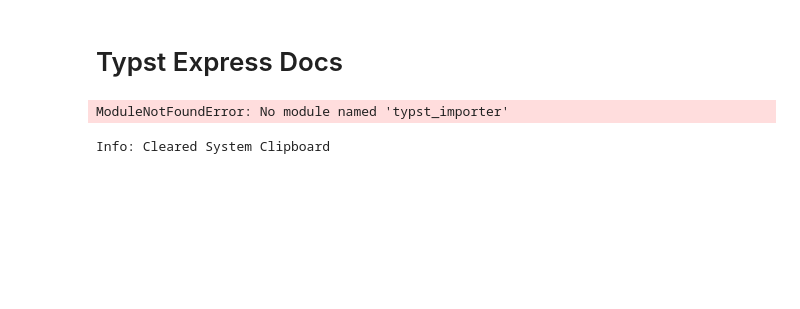
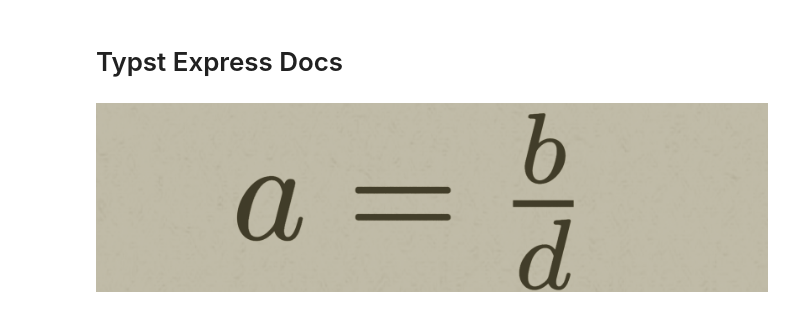
Before and after one commit to kolibril13/bpy-gallery, a Jupyter notebook: docs/n4_typst_examples.ipynb, the cells around one changed output. Drawn from its saved outputs; the diff is of its cells as text; code cells hidden in the pictures; blank space fills up the shorter version.

Commit message:
add typst

```diff
--- a/docs/n4_typst_examples.ipynb
+++ b/docs/n4_typst_examples.ipynb
@@ -6,15 +3,31 @@
-# %%
-import sys
-# just in case reload_ext does not work
-# Remove the modules if they exist in sys.modules
-for mod in ["typst_importer.typst_to_svg", "typst_importer.curve_utils", "typst_importer.svg_preprocessing"]:
-    if mod in sys.modules:
-        print(f"Removing {mod} from sys.modules")
-        del sys.modules[mod]
-
-# Now Python 'forgets' those imports. Reimport them:
-from typst_importer.typst_to_svg import typst_express
-from typst_importer.curve_utils import shift_scene_content
-# %% [output]
-ModuleNotFoundError: No module named 'typst_importer'
-Info: Cleared System Clipboard
+# %%
+from pathlib import Path
+from IPython.display import display, Image
+from math import radians
+import bpy
+def fresh_scene(keep_cube=False):
+    bpy.ops.object.select_all(action='DESELECT')
+
+    # Delete all collections except "Collection"
+    for collection in bpy.data.collections:
+        if collection.name != "Collection":
+            bpy.data.collections.remove(collection)
+
+    # Select all objects except those in Collection
+    for obj in bpy.context.scene.objects:
+        if obj.users_collection[0].name != "Collection":
+            obj.select_set(True)
+
+    # Delete selected objects
+    bpy.ops.object.delete()
+
+
+def render_result():
+    # Render the scene and save the result to the desktop
+    path = Path.home() / 'Downloads'
+    output_path = str(path / 'img.png')
+    bpy.ops.render.render()
+    bpy.data.images['Render Result'].save_render(filepath=output_path)
+
+    # Display the saved image
+    display(Image(filename=output_path))
@@ -21,6 +36,14 @@ Info: Cleared System Clipboard
 # %%
 from typst_importer.typst_to_svg import typst_express
 from typst_importer.curve_utils import shift_scene_content
 
-c = typst_express("$ a = b/d$", scale_factor=100, origin_to_char=False)
-shift_scene_content(c)
+c = typst_express(
+    "$ a = b/d$",
+    scale_factor=200,
+    origin_to_char=True,
+    join_curves=True,
+)
+#shift_scene_content(c, margin=.2)
+render_result()
+# %% [output]
+[figure, added]
```
Also changed, not shown: parts of 4 cells of this notebook, 8 other files.
